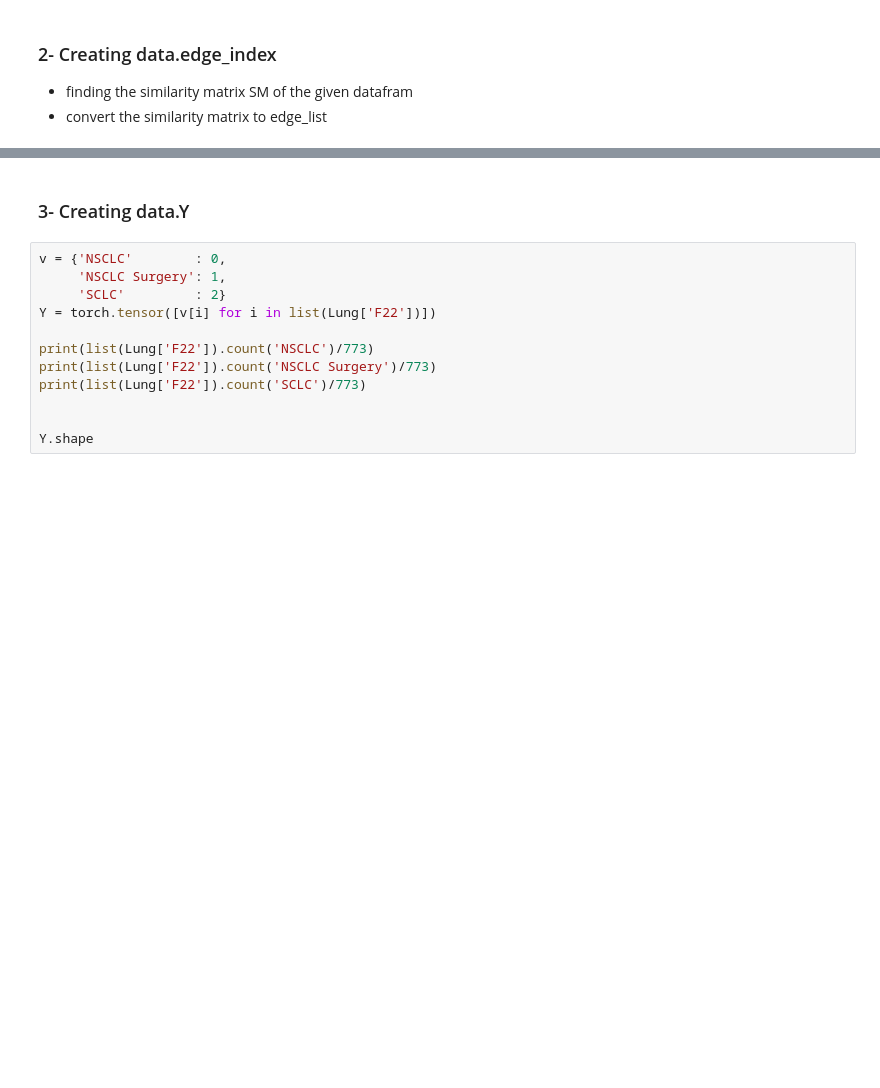
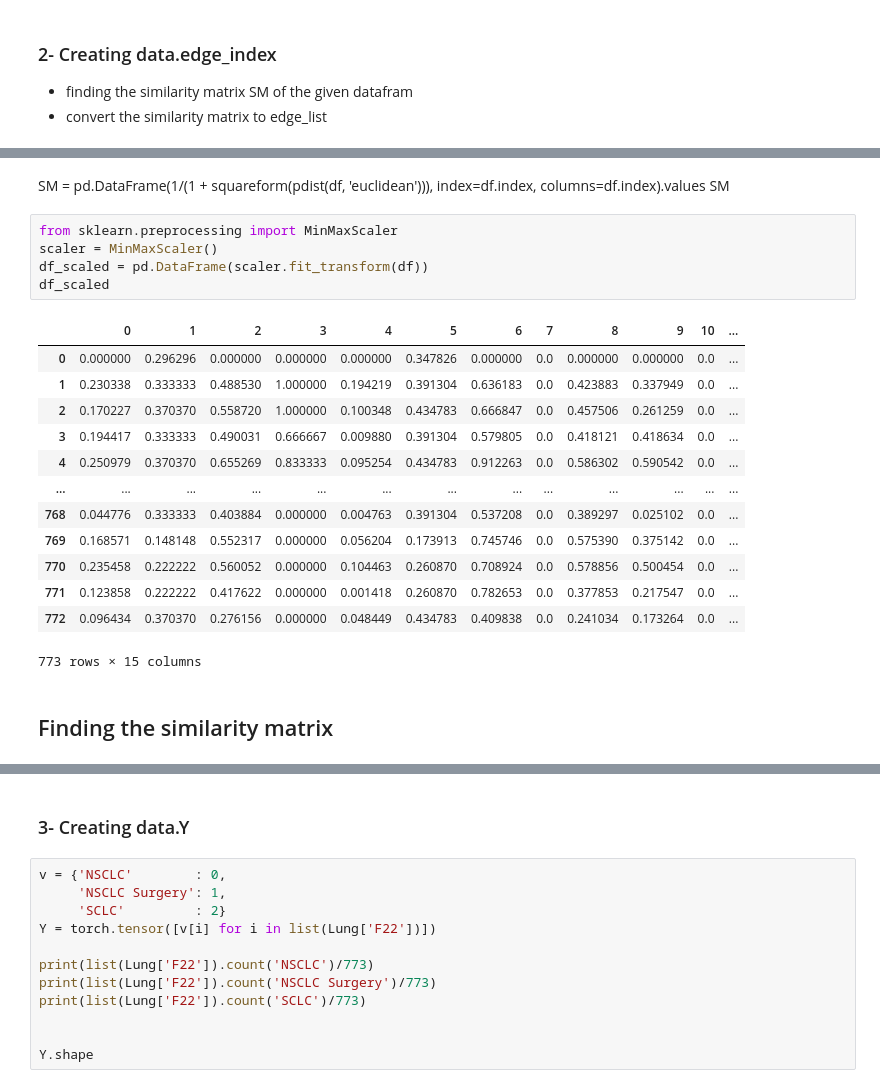
Before and after one commit to almusawiaf/PSG-SAGEConv, a Jupyter notebook: PSG_GNN.ipynb, the cells around one changed output, grey strips where cells are left out. Saved outputs shown, nothing was run; the diff lists cells and outputs as text; blank space fills up the shorter version.

```diff
--- a/PSG_GNN.ipynb
+++ b/PSG_GNN.ipynb
@@ -127,0 +140,24 @@ array([[1.        , 0.05329222, 0.0433273 , ..., 0.06245797, 0.03531149,
+# %% [markdown]
+SM = pd.DataFrame(1/(1 + squareform(pdist(df, 'euclidean'))), index=df.index, columns=df.index).values
+SM
+# %%
+from sklearn.preprocessing import MinMaxScaler
+scaler = MinMaxScaler()
+df_scaled = pd.DataFrame(scaler.fit_transform(df))
+df_scaled
+# %% [output]
+|  | 0 | 1 | 2 | 3 | 4 | 5 | 6 | 7 | 8 | 9 | 10 | ... |
+| 0 | 0.000000 | 0.296296 | 0.000000 | 0.000000 | 0.000000 | 0.347826 | 0.000000 | 0.0 | 0.000000 | 0.000000 | 0.0 | ... |
+| 1 | 0.230338 | 0.333333 | 0.488530 | 1.000000 | 0.194219 | 0.391304 | 0.636183 | 0.0 | 0.423883 | 0.337949 | 0.0 | ... |
+| 2 | 0.170227 | 0.370370 | 0.558720 | 1.000000 | 0.100348 | 0.434783 | 0.666847 | 0.0 | 0.457506 | 0.261259 | 0.0 | ... |
+| 3 | 0.194417 | 0.333333 | 0.490031 | 0.666667 | 0.009880 | 0.391304 | 0.579805 | 0.0 | 0.418121 | 0.418634 | 0.0 | ... |
+| 4 | 0.250979 | 0.370370 | 0.655269 | 0.833333 | 0.095254 | 0.434783 | 0.912263 | 0.0 | 0.586302 | 0.590542 | 0.0 | ... |
+| ... | ... | ... | ... | ... | ... | ... | ... | ... | ... | ... | ... | ... |
+| 768 | 0.044776 | 0.333333 | 0.403884 | 0.000000 | 0.004763 | 0.391304 | 0.537208 | 0.0 | 0.389297 | 0.025102 | 0.0 | ... |
+| 769 | 0.168571 | 0.148148 | 0.552317 | 0.000000 | 0.056204 | 0.173913 | 0.745746 | 0.0 | 0.575390 | 0.375142 | 0.0 | ... |
+| 770 | 0.235458 | 0.222222 | 0.560052 | 0.000000 | 0.104463 | 0.260870 | 0.708924 | 0.0 | 0.578856 | 0.500454 | 0.0 | ... |
+| 771 | 0.123858 | 0.222222 | 0.417622 | 0.000000 | 0.001418 | 0.260870 | 0.782653 | 0.0 | 0.377853 | 0.217547 | 0.0 | ... |
+| 772 | 0.096434 | 0.370370 | 0.276156 | 0.000000 | 0.048449 | 0.434783 | 0.409838 | 0.0 | 0.241034 | 0.173264 | 0.0 | ... |
+773 rows × 15 columns
+# %% [markdown]
+## Finding the similarity matrix
```
Also changed, not shown: parts of 11 cells of this notebook, 12 other files.
